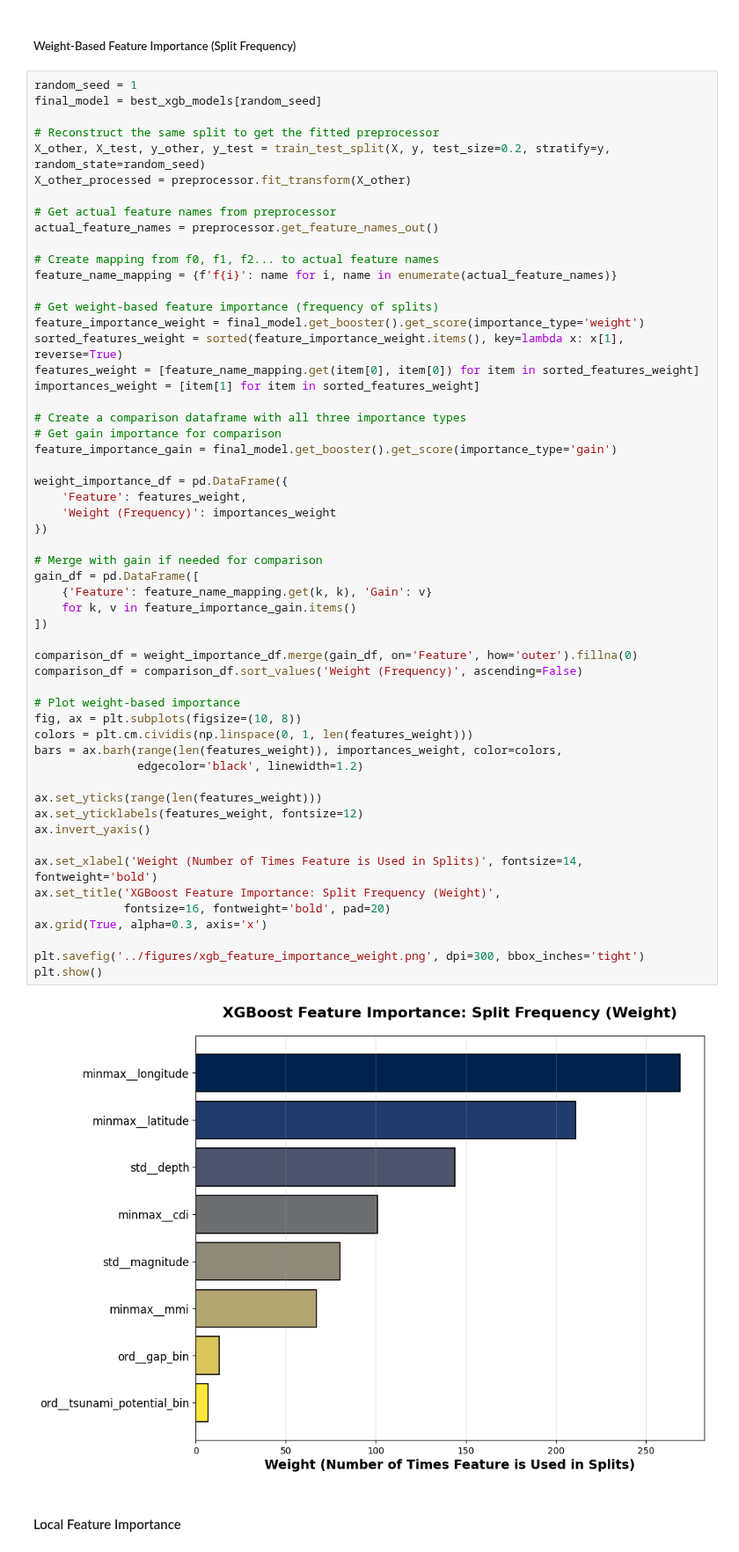
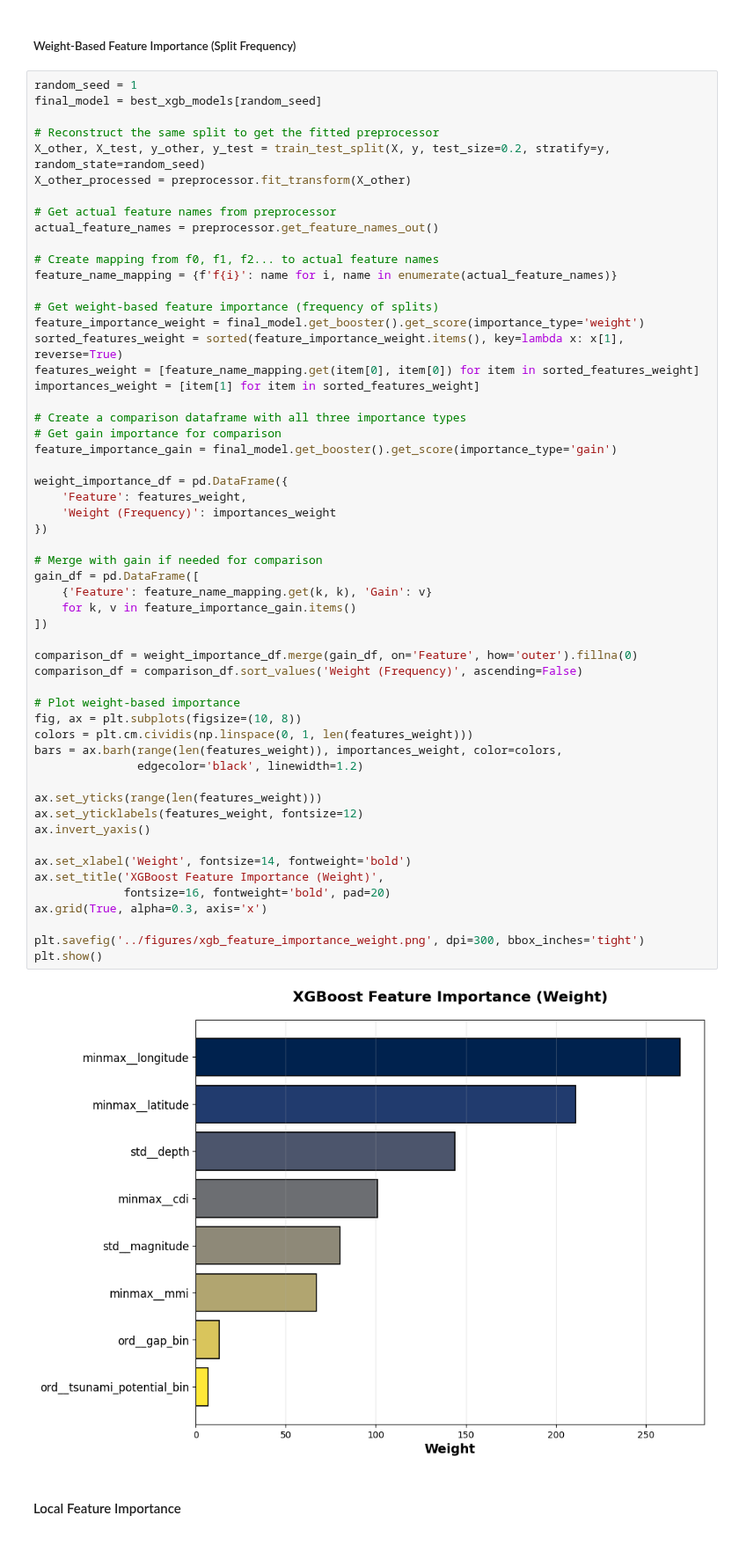
Before and after one commit to JustinXre2020/Earthquake-Tsunami, a Jupyter notebook: src/source_code.ipynb, the cells around one changed output. Shown at 88% size. Cells and saved outputs as stored; diff of their text form.

Commit message:
update weight fea imp

```diff
--- a/src/source_code.ipynb
+++ b/src/source_code.ipynb
@@ -946,36 +946,36 @@ feature_importance_gain = final_model.get_booster().get_score(importance_type='g
 weight_importance_df = pd.DataFrame({
     'Feature': features_weight,
     'Weight (Frequency)': importances_weight
 })
 
 # Merge with gain if needed for comparison
 gain_df = pd.DataFrame([
     {'Feature': feature_name_mapping.get(k, k), 'Gain': v}
     for k, v in feature_importance_gain.items()
 ])
 
 comparison_df = weight_importance_df.merge(gain_df, on='Feature', how='outer').fillna(0)
 comparison_df = comparison_df.sort_values('Weight (Frequency)', ascending=False)
 
 # Plot weight-based importance
 fig, ax = plt.subplots(figsize=(10, 8))
 colors = plt.cm.cividis(np.linspace(0, 1, len(features_weight)))
 bars = ax.barh(range(len(features_weight)), importances_weight, color=colors,
                edgecolor='black', linewidth=1.2)
 
 ax.set_yticks(range(len(features_weight)))
 ax.set_yticklabels(features_weight, fontsize=12)
 ax.invert_yaxis()
 
-ax.set_xlabel('Weight (Number of Times Feature is Used in Splits)', fontsize=14, fontweight='bold')
-ax.set_title('XGBoost Feature Importance: Split Frequency (Weight)',
+ax.set_xlabel('Weight', fontsize=14, fontweight='bold')
+ax.set_title('XGBoost Feature Importance (Weight)',
              fontsize=16, fontweight='bold', pad=20)
 ax.grid(True, alpha=0.3, axis='x')
 
 plt.savefig('../figures/xgb_feature_importance_weight.png', dpi=300, bbox_inches='tight')
 plt.show()
 # %% [output]
-[figure, old version]
+[figure, new version]
 # %% [markdown]
 #### Local Feature Importance
 # %%
```
Also changed, not shown: 1 other file.
